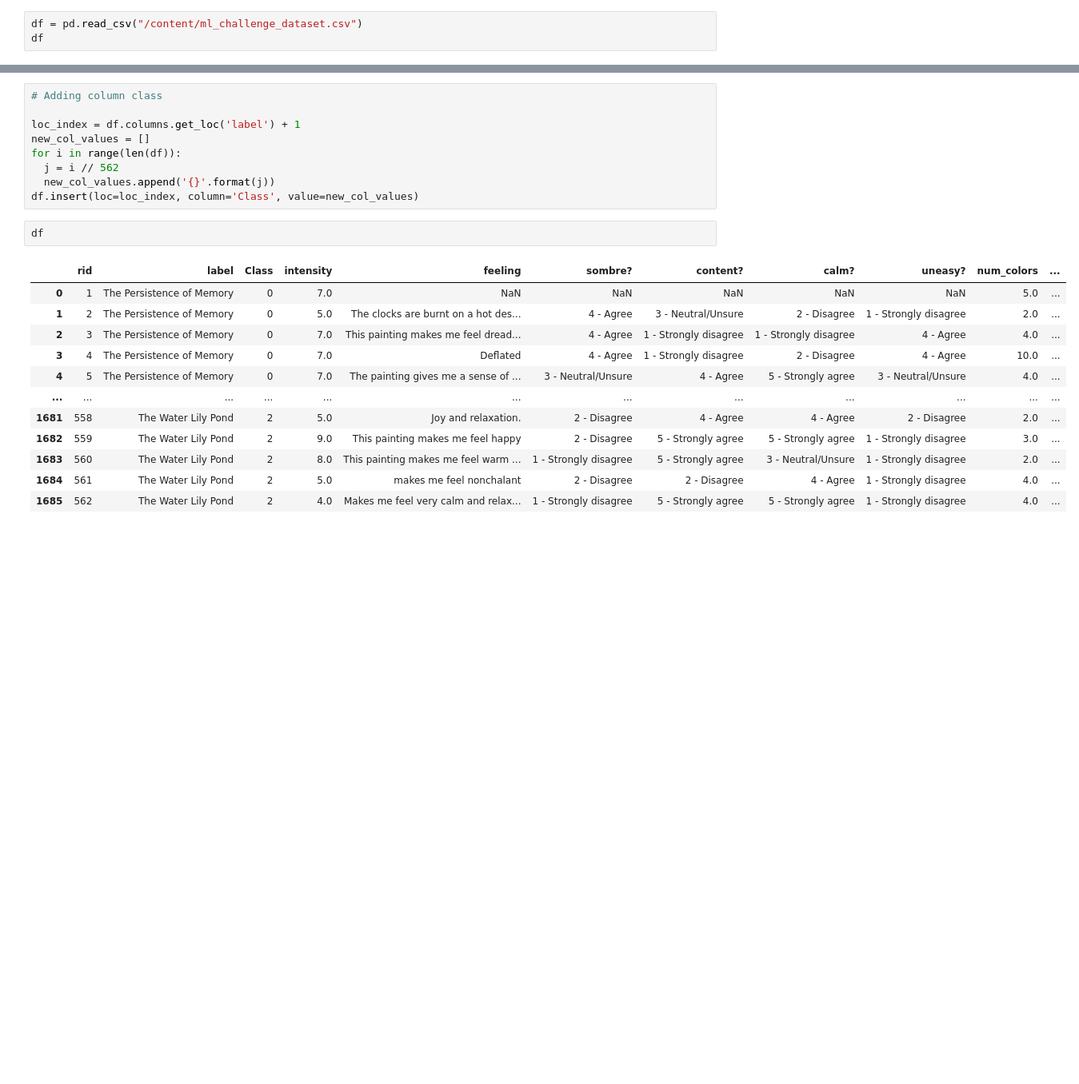
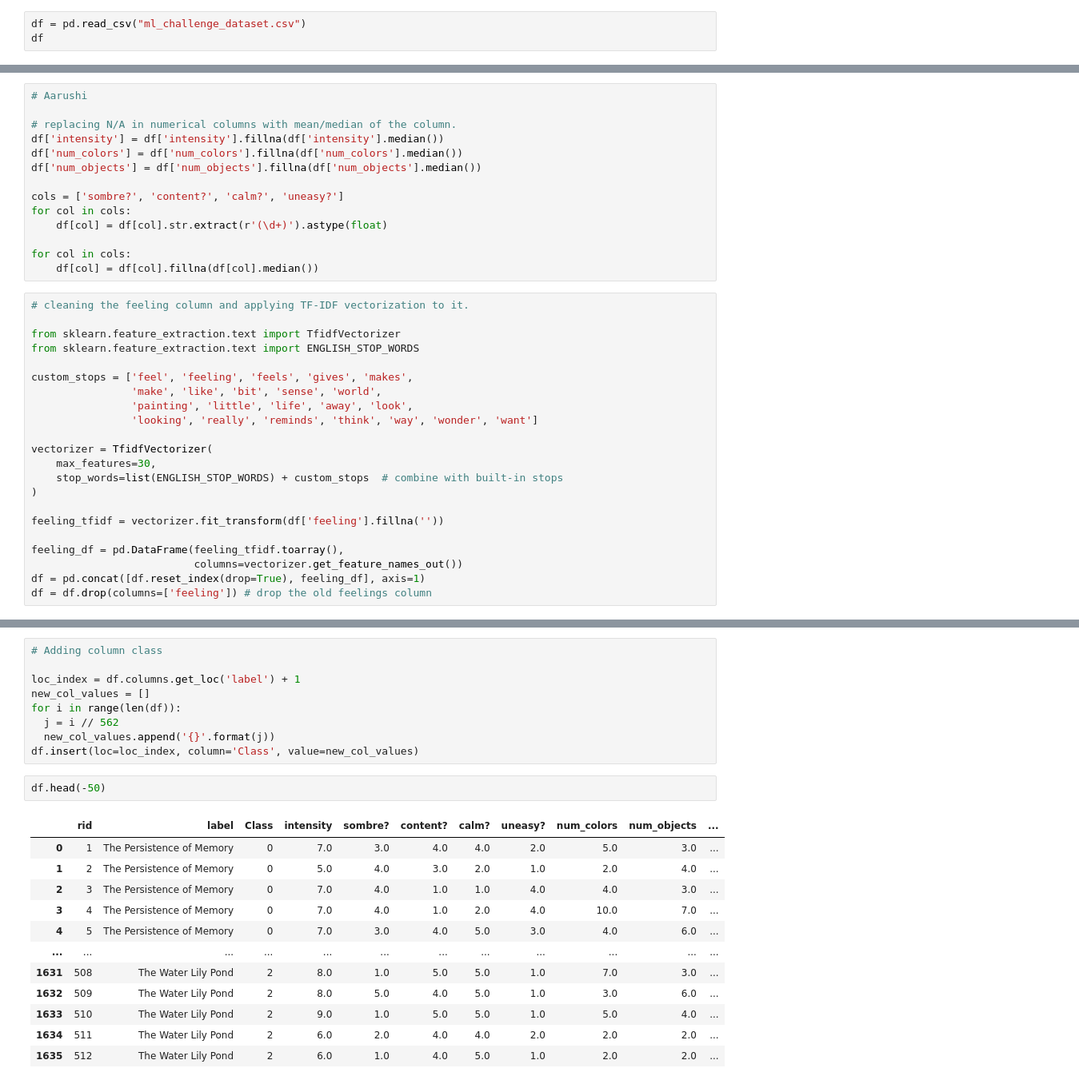
Before and after one commit to kabir-codes/ml-challenge, a Jupyter notebook: ML_Challenge.ipynb, the cells around one changed output, grey strips where cells are left out. Shown at 80% size. Drawn from its saved outputs; the diff is of its cells as text; blank space fills up the shorter version.

```diff
--- a/ML_Challenge.ipynb
+++ b/ML_Challenge.ipynb
@@ -4,7 +5,7 @@ import numpy as np
 import matplotlib.pyplot as plt
 import seaborn as sns
 # %%
-df = pd.read_csv("/content/ml_challenge_dataset.csv")
+df = pd.read_csv("ml_challenge_dataset.csv")
 df
 # %% [output]
 |  | unique_id | Painting | On a scale of 1–10, how intense i... | Describe how this painting makes ... | This art piece makes me feel sombre. | ... |
@@ -66,0 +42,36 @@ df
+# %%
+# Aarushi
+
+# replacing N/A in numerical columns with mean/median of the column.
+df['intensity'] = df['intensity'].fillna(df['intensity'].median())
+df['num_colors'] = df['num_colors'].fillna(df['num_colors'].median())
+df['num_objects'] = df['num_objects'].fillna(df['num_objects'].median())
+
+cols = ['sombre?', 'content?', 'calm?', 'uneasy?']
+for col in cols:
+    df[col] = df[col].str.extract(r'(\d+)').astype(float)
+
+for col in cols:
+    df[col] = df[col].fillna(df[col].median())
+# %%
+# cleaning the feeling column and applying TF-IDF vectorization to it.
+
+from sklearn.feature_extraction.text import TfidfVectorizer
+from sklearn.feature_extraction.text import ENGLISH_STOP_WORDS
+
+custom_stops = ['feel', 'feeling', 'feels', 'gives', 'makes',
+                'make', 'like', 'bit', 'sense', 'world',
+                'painting', 'little', 'life', 'away', 'look',
+                'looking', 'really', 'reminds', 'think', 'way', 'wonder', 'want']
+
+vectorizer = TfidfVectorizer(
+    max_features=30,
+    stop_words=list(ENGLISH_STOP_WORDS) + custom_stops  # combine with built-in stops
+)
+
+feeling_tfidf = vectorizer.fit_transform(df['feeling'].fillna(''))
+
+feeling_df = pd.DataFrame(feeling_tfidf.toarray(),
+                          columns=vectorizer.get_feature_names_out())
+df = pd.concat([df.reset_index(drop=True), feeling_df], axis=1)
+df = df.drop(columns=['feeling']) # drop the old feelings column
@@ -74,17 +108,17 @@ for i in range(len(df)):
   new_col_values.append('{}'.format(j))
 df.insert(loc=loc_index, column='Class', value=new_col_values)
 # %%
-df
+df.head(-50)
 # %% [output]
-|  | rid | label | Class | intensity | feeling | sombre? | content? | calm? | uneasy? | num_colors | ... |
-| 0 | 1 | The Persistence of Memory | 0 | 7.0 | NaN | NaN | NaN | NaN | NaN | 5.0 | ... |
-| 1 | 2 | The Persistence of Memory | 0 | 5.0 | The clocks are burnt on a hot des... | 4 - Agree | 3 - Neutral/Unsure | 2 - Disagree | 1 - Strongly disagree | 2.0 | ... |
-| 2 | 3 | The Persistence of Memory | 0 | 7.0 | This painting makes me feel dread... | 4 - Agree | 1 - Strongly disagree | 1 - Strongly disagree | 4 - Agree | 4.0 | ... |
-| 3 | 4 | The Persistence of Memory | 0 | 7.0 | Deflated | 4 - Agree | 1 - Strongly disagree | 2 - Disagree | 4 - Agree | 10.0 | ... |
-| 4 | 5 | The Persistence of Memory | 0 | 7.0 | The painting gives me a sense of ... | 3 - Neutral/Unsure | 4 - Agree | 5 - Strongly agree | 3 - Neutral/Unsure | 4.0 | ... |
+|  | rid | label | Class | intensity | sombre? | content? | calm? | uneasy? | num_colors | num_objects | ... |
+| 0 | 1 | The Persistence of Memory | 0 | 7.0 | 3.0 | 4.0 | 4.0 | 2.0 | 5.0 | 3.0 | ... |
+| 1 | 2 | The Persistence of Memory | 0 | 5.0 | 4.0 | 3.0 | 2.0 | 1.0 | 2.0 | 4.0 | ... |
+| 2 | 3 | The Persistence of Memory | 0 | 7.0 | 4.0 | 1.0 | 1.0 | 4.0 | 4.0 | 3.0 | ... |
+| 3 | 4 | The Persistence of Memory | 0 | 7.0 | 4.0 | 1.0 | 2.0 | 4.0 | 10.0 | 7.0 | ... |
+| 4 | 5 | The Persistence of Memory | 0 | 7.0 | 3.0 | 4.0 | 5.0 | 3.0 | 4.0 | 6.0 | ... |
 | ... | ... | ... | ... | ... | ... | ... | ... | ... | ... | ... | ... |
-| 1681 | 558 | The Water Lily Pond | 2 | 5.0 | Joy and relaxation. | 2 - Disagree | 4 - Agree | 4 - Agree | 2 - Disagree | 2.0 | ... |
-| 1682 | 559 | The Water Lily Pond | 2 | 9.0 | This painting makes me feel happy | 2 - Disagree | 5 - Strongly agree | 5 - Strongly agree | 1 - Strongly disagree | 3.0 | ... |
-| 1683 | 560 | The Water Lily Pond | 2 | 8.0 | This painting makes me feel warm ... | 1 - Strongly disagree | 5 - Strongly agree | 3 - Neutral/Unsure | 1 - Strongly disagree | 2.0 | ... |
-| 1684 | 561 | The Water Lily Pond | 2 | 5.0 | makes me feel nonchalant | 2 - Disagree | 2 - Disagree | 4 - Agree | 1 - Strongly disagree | 4.0 | ... |
-| 1685 | 562 | The Water Lily Pond | 2 | 4.0 | Makes me feel very calm and relax... | 1 - Strongly disagree | 5 - Strongly agree | 5 - Strongly agree | 1 - Strongly disagree | 4.0 | ... |
+| 1631 | 508 | The Water Lily Pond | 2 | 8.0 | 1.0 | 5.0 | 5.0 | 1.0 | 7.0 | 3.0 | ... |
+| 1632 | 509 | The Water Lily Pond | 2 | 8.0 | 5.0 | 4.0 | 5.0 | 1.0 | 3.0 | 6.0 | ... |
+| 1633 | 510 | The Water Lily Pond | 2 | 9.0 | 1.0 | 5.0 | 5.0 | 1.0 | 5.0 | 4.0 | ... |
+| 1634 | 511 | The Water Lily Pond | 2 | 6.0 | 2.0 | 4.0 | 4.0 | 2.0 | 2.0 | 2.0 | ... |
+| 1635 | 512 | The Water Lily Pond | 2 | 6.0 | 1.0 | 4.0 | 5.0 | 1.0 | 2.0 | 2.0 | ... |
```
Also changed, not shown: parts of 5 cells of this notebook, 1 other file.
